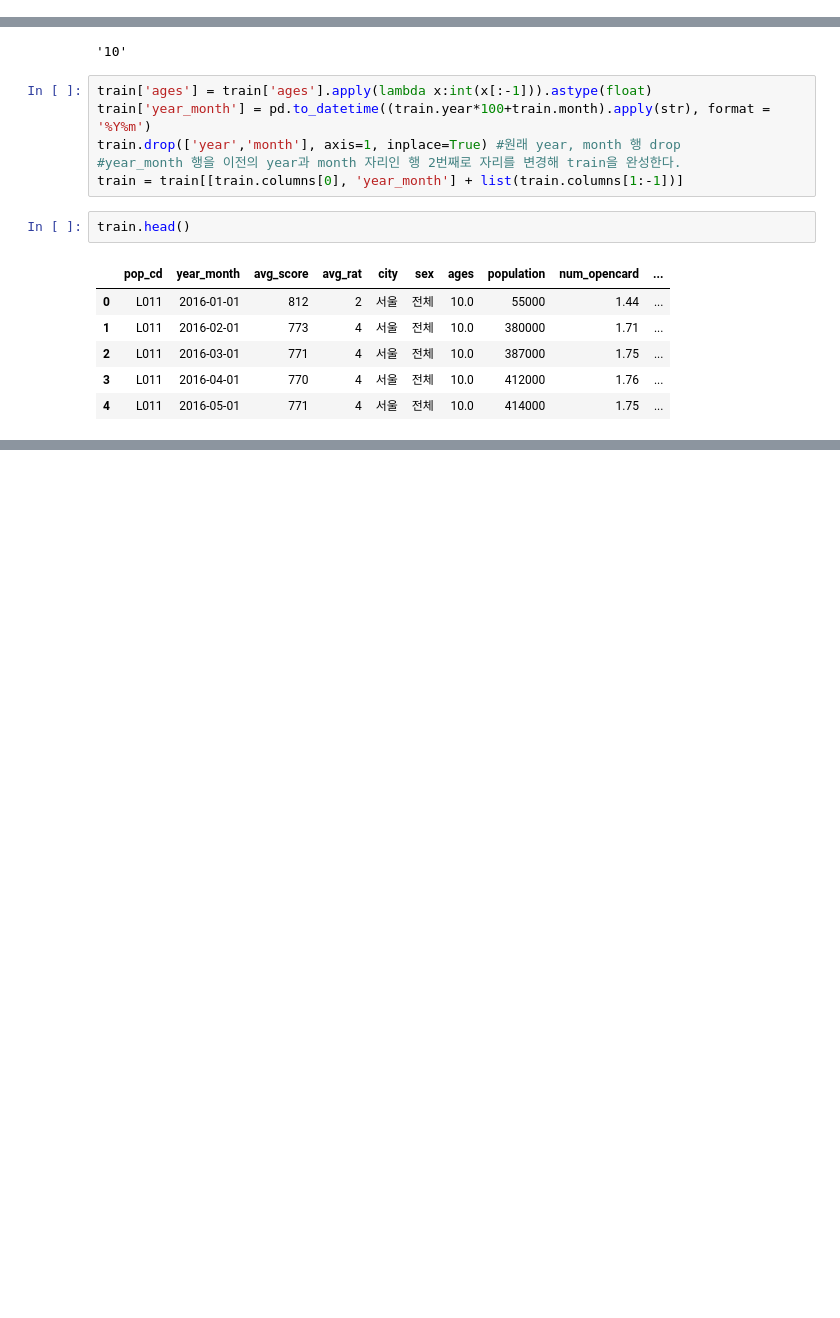
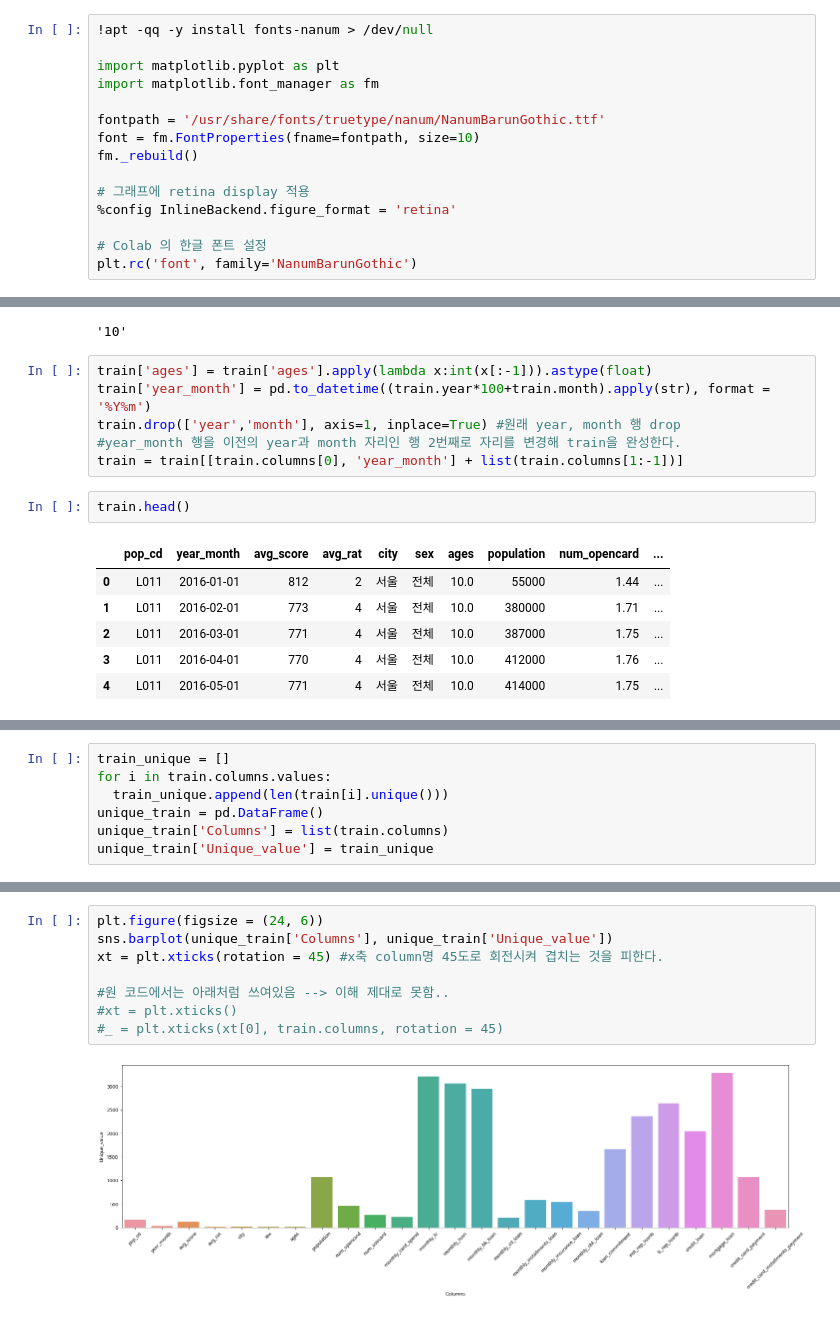
Before and after one commit to Sejong-Kaggle-Challengers/jeongmin, a Jupyter notebook: KCB_금융스타일_시각화.ipynb, the cells around one changed output, grey strips where cells are left out. Cells and saved outputs as stored; diff of their text form; blank space fills up the shorter version.

Commit message:
Colaboratory를 통해 생성됨

```diff
--- a/KCB_금융스타일_시각화.ipynb
+++ b/KCB_금융스타일_시각화.ipynb
@@ -11,3 +11,18 @@
 <br><br>
 credit_card_data.csv : 전국민 카드 및 대출 이용통계 데이터
 연령대/거주지/성별 구분에 따른 카드 및 대출 이용통계 데이터로, 구분 값 별 카드이용금액 비교, 대출금액 및 대출 특이사항 비교 등이 가능하다.
+# %%
+!apt -qq -y install fonts-nanum > /dev/null
+
+import matplotlib.pyplot as plt
+import matplotlib.font_manager as fm
+
+fontpath = '/usr/share/fonts/truetype/nanum/NanumBarunGothic.ttf'
+font = fm.FontProperties(fname=fontpath, size=10)
+fm._rebuild()
+
+# 그래프에 retina display 적용
+%config InlineBackend.figure_format = 'retina'
+
+# Colab 의 한글 폰트 설정
+plt.rc('font', family='NanumBarunGothic')
@@ -148,0 +168,7 @@ train.head()
+# %%
+train_unique = []
+for i in train.columns.values:
+  train_unique.append(len(train[i].unique()))
+unique_train = pd.DataFrame()
+unique_train['Columns'] = list(train.columns)
+unique_train['Unique_value'] = train_unique
@@ -148,0 +195,10 @@ train.head()
+# %%
+plt.figure(figsize = (24, 6))
+sns.barplot(unique_train['Columns'], unique_train['Unique_value'])
+xt = plt.xticks(rotation = 45) #x축 column명 45도로 회전시켜 겹치는 것을 피한다.
+
+#원 코드에서는 아래처럼 쓰여있음 --> 이해 제대로 못함..
+#xt = plt.xticks()
+#_ = plt.xticks(xt[0], train.columns, rotation = 45)
+# %% [output]
+[figure, added]
```
Also changed, not shown: parts of 14 cells of this notebook.
